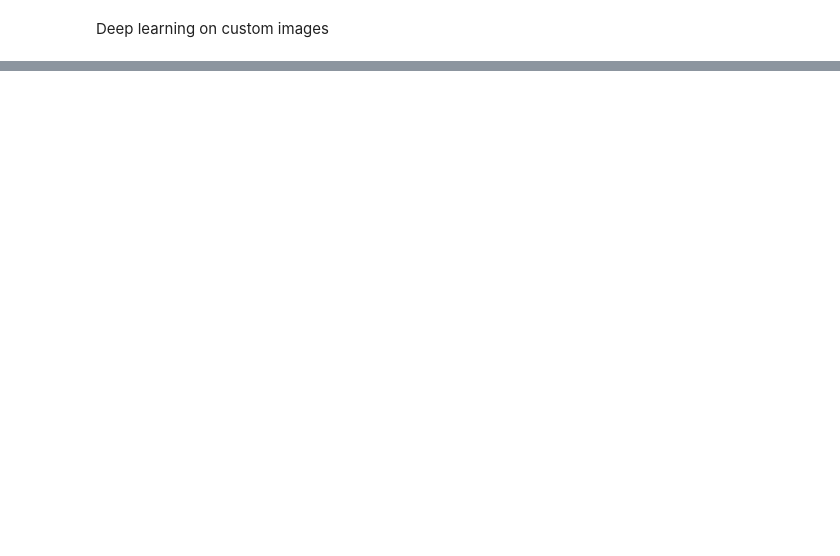
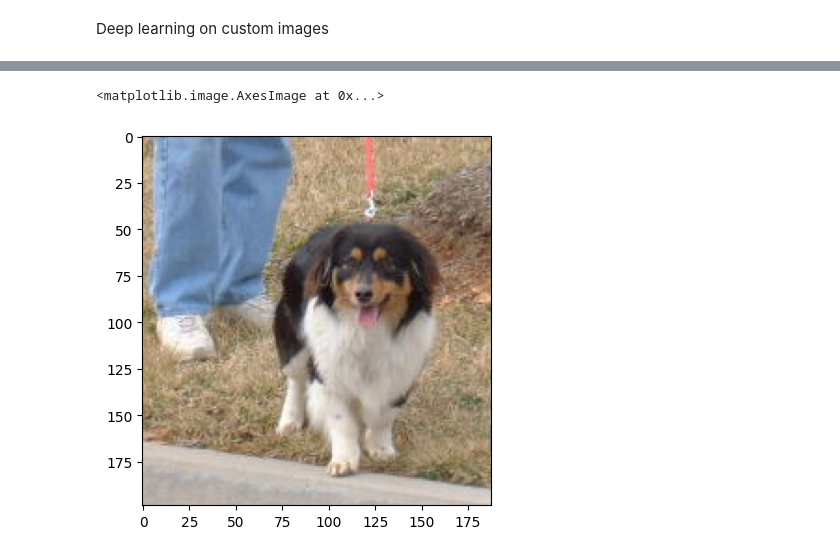
Before and after one commit to ishaanpaul98/Computer-Vision-Projects, a Jupyter notebook: Course/Deep Learning For Computer Vision/dl_custom_images.ipynb, the cells around one changed output, grey strips where cells are left out. Saved outputs shown, nothing was run; the diff lists cells and outputs as text; code cells hidden in the pictures; blank space fills up the shorter version.

```diff
--- a/Course/Deep Learning For Computer Vision/dl_custom_images.ipynb
+++ b/Course/Deep Learning For Computer Vision/dl_custom_images.ipynb
@@ -16,6 +21,9 @@ dog = cv2.imread('Assets/CATS_DOGS/train/DOG/2.jpg')
 # %%
 dog = cv2.cvtColor(dog, cv2.COLOR_BGR2RGB)
 # %%
-cv2.imshow(dog)
+plt.imshow(dog)
+# %% [output]
+<matplotlib.image.AxesImage at 0x...>
+[figure, added]
 # %%
 dog.shape
```
Also changed, not shown: parts of 27 cells of this notebook.
